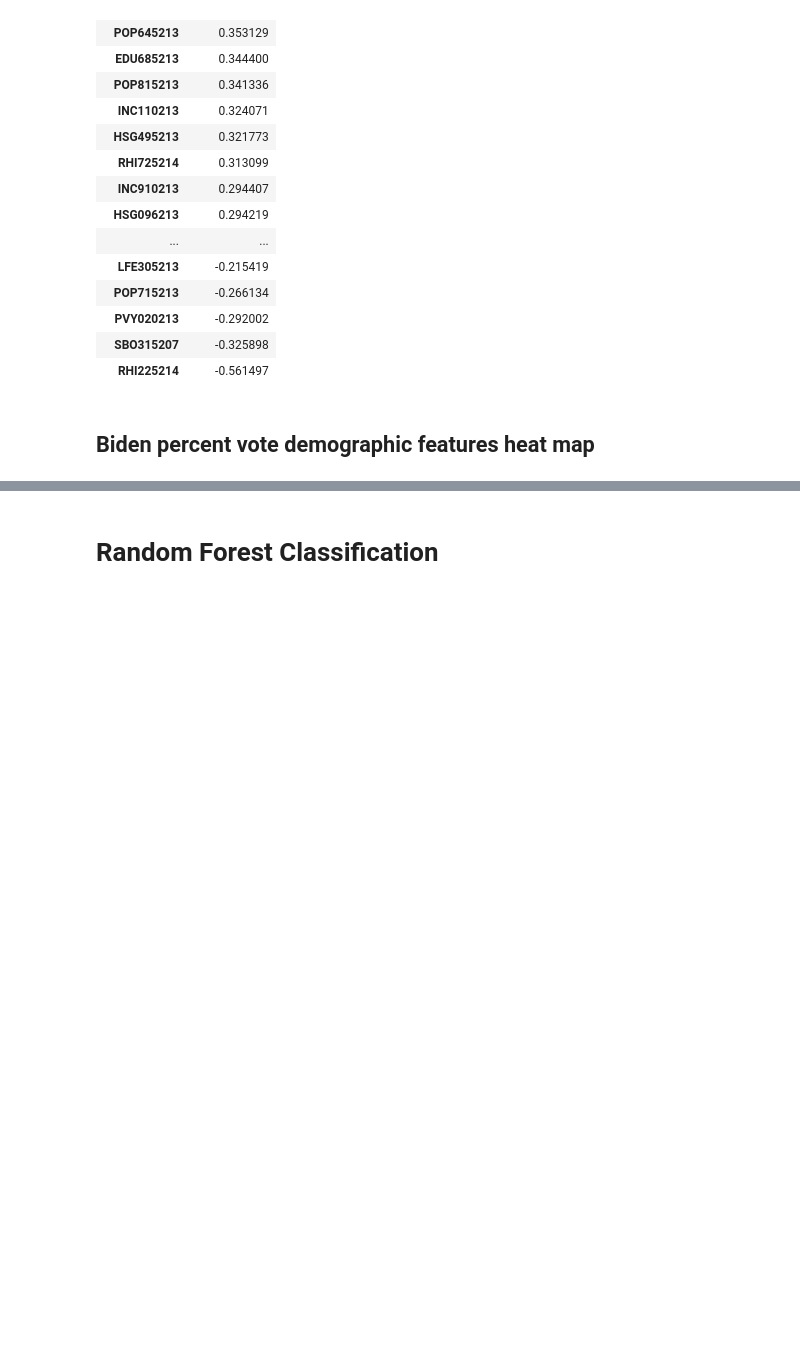
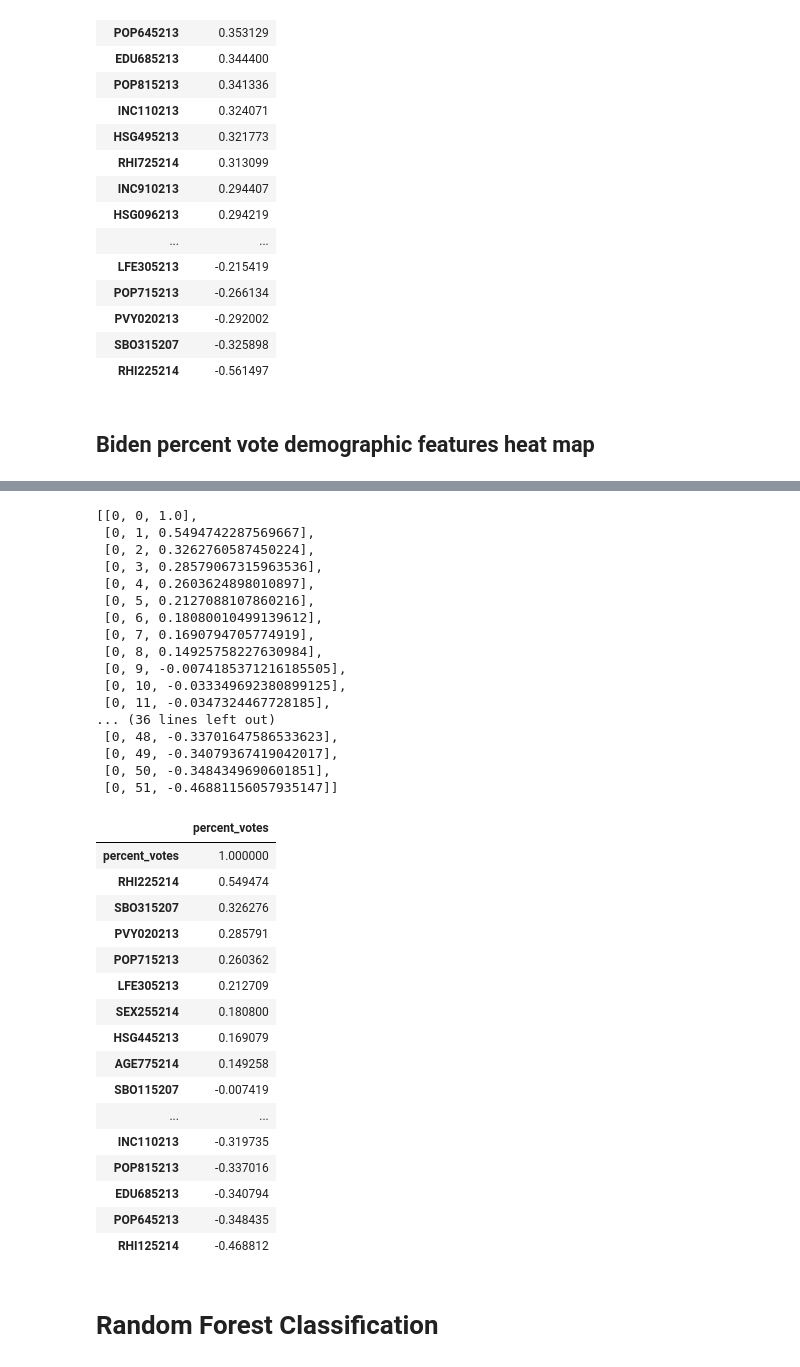
Before and after one commit to L0per/democratic-primary-predictions, a Jupyter notebook: rfc_model_training.ipynb, the cells around one changed output, grey strips where cells are left out. Drawn from its saved outputs; the diff is of its cells as text; code cells hidden in the pictures; blank space fills up the shorter version.

Commit message:
percent vote heatmap added for sanders and biden

```diff
--- a/rfc_model_training.ipynb
+++ b/rfc_model_training.ipynb
@@ -245,0 +246,39 @@ heatmap_numeric_w_dependent_variable(biden_df[['percent_votes', 'PST045214', 'PS
+# %%
+biden_df = data[data['last name'] == 'Biden']
+
+biden_df = biden_df[['percent_votes', 'PST045214', 'PST040210', 'PST120214',
+       'POP010210', 'AGE135214', 'AGE295214', 'AGE775214', 'SEX255214',
+       'RHI125214', 'RHI225214', 'RHI325214', 'RHI425214', 'RHI525214',
+       'RHI625214', 'RHI725214', 'RHI825214', 'POP715213', 'POP645213',
+       'POP815213', 'EDU635213', 'EDU685213', 'VET605213', 'LFE305213',
+       'HSG010214', 'HSG445213', 'HSG096213', 'HSG495213', 'HSD410213',
+       'HSD310213', 'INC910213', 'INC110213', 'PVY020213', 'BZA010213',
+       'BZA110213', 'BZA115213', 'NES010213', 'SBO001207', 'SBO315207',
+       'SBO115207', 'SBO215207', 'SBO515207', 'SBO415207', 'SBO015207',
+       'MAN450207', 'WTN220207', 'RTN130207', 'RTN131207', 'AFN120207',
+       'BPS030214', 'LND110210', 'POP060210']]
+
+biden_corr_plot = biden_df.corr()[['percent_votes']].sort_values(ascending=False, by='percent_votes')
+
+categories_codes = biden_corr_plot.index.tolist()
+percent_heat = []
+for i in range(len(biden_corr_plot)):
+
+    # heatmap coordinate data
+    heat_coords = [0]
+    heat_coords.append(i)
+    heat_coords.append(biden_corr_plot.iloc[i,0])
+    percent_heat.append(heat_coords)
+
+fants_dict = pd.read_csv('data/county_facts_dictionary.csv')
+
+categories = []
+for code in categories_codes:
+    filtered_df = fants_dict[fants_dict['column_name'] == code]
+    categories.append(filtered_df['description'].tolist())
+
+
+display(categories)
+display(percent_heat)
+display(biden_corr_plot)
+# %% [output]
@@ -246,3 +302,37 @@ heatmap_numeric_w_dependent_variable(biden_df[['percent_votes', 'PST045214', 'PS
+[[0, 0, 1.0],
+ [0, 1, 0.5494742287569667],
+ [0, 2, 0.3262760587450224],
+ [0, 3, 0.28579067315963536],
+ [0, 4, 0.2603624898010897],
+ [0, 5, 0.2127088107860216],
+ [0, 6, 0.18080010499139612],
+ [0, 7, 0.1690794705774919],
+ [0, 8, 0.14925758227630984],
+ [0, 9, -0.0074185371216185505],
+ [0, 10, -0.033349692380899125],
+ [0, 11, -0.0347324467728185],
+... (36 lines left out)
+ [0, 48, -0.33701647586533623],
+ [0, 49, -0.34079367419042017],
+ [0, 50, -0.3484349690601851],
+ [0, 51, -0.46881156057935147]]
+|  | percent_votes |
+| percent_votes | 1.000000 |
+| RHI225214 | 0.549474 |
+| SBO315207 | 0.326276 |
+| PVY020213 | 0.285791 |
+| POP715213 | 0.260362 |
+| LFE305213 | 0.212709 |
+| SEX255214 | 0.180800 |
+| HSG445213 | 0.169079 |
+| AGE775214 | 0.149258 |
+| SBO115207 | -0.007419 |
+| ... | ... |
+| INC110213 | -0.319735 |
+| POP815213 | -0.337016 |
+| EDU685213 | -0.340794 |
+| POP645213 | -0.348435 |
+| RHI125214 | -0.468812 |
 # %% [markdown]
 # Random Forest Classification
 # %% [markdown]
```
Also changed, not shown: parts of 2 cells of this notebook, 3 other files.
